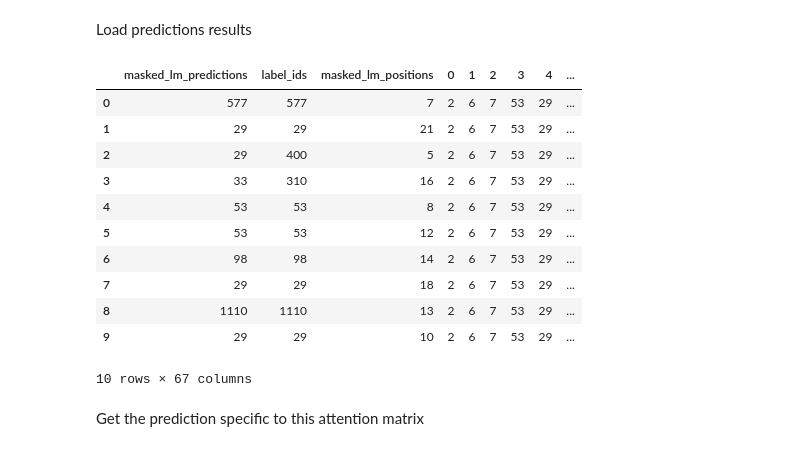
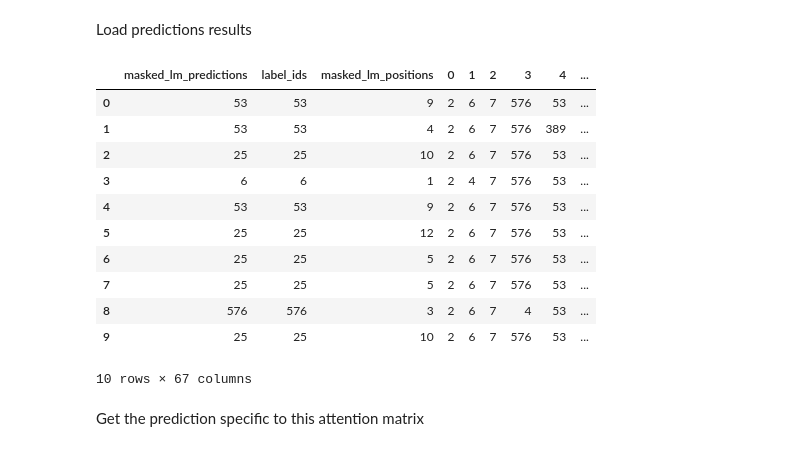
Before and after one commit to dtsbourg/BiFocalE, a Jupyter notebook: notebook/Inspect Attention.ipynb, the cells around one changed output. Drawn from its saved outputs; the diff is of its cells as text; code cells hidden in the pictures.

```diff
--- a/notebook/Inspect Attention.ipynb
+++ b/notebook/Inspect Attention.ipynb
@@ -18,20 +18,20 @@ vocab = pd.read_csv('../cls_magret/vocab-code.txt', header=None)
 # %% [markdown]
 Load predictions results
 # %%
-results_df = pd.read_csv('../cls_magret/pretraining_output/eval_results_masked_lm.txt')
+results_df = pd.read_csv('../funcname_magret/pretraining_output/eval_results_masked_lm.txt')
 results_df.head(10)
 # %% [output]
 |  | masked_lm_predictions | label_ids | masked_lm_positions | 0 | 1 | 2 | 3 | 4 | ... |
-| 0 | 577 | 577 | 7 | 2 | 6 | 7 | 53 | 29 | ... |
-| 1 | 29 | 29 | 21 | 2 | 6 | 7 | 53 | 29 | ... |
-| 2 | 29 | 400 | 5 | 2 | 6 | 7 | 53 | 29 | ... |
-| 3 | 33 | 310 | 16 | 2 | 6 | 7 | 53 | 29 | ... |
-| 4 | 53 | 53 | 8 | 2 | 6 | 7 | 53 | 29 | ... |
-| 5 | 53 | 53 | 12 | 2 | 6 | 7 | 53 | 29 | ... |
-| 6 | 98 | 98 | 14 | 2 | 6 | 7 | 53 | 29 | ... |
-| 7 | 29 | 29 | 18 | 2 | 6 | 7 | 53 | 29 | ... |
-| 8 | 1110 | 1110 | 13 | 2 | 6 | 7 | 53 | 29 | ... |
-| 9 | 29 | 29 | 10 | 2 | 6 | 7 | 53 | 29 | ... |
+| 0 | 53 | 53 | 9 | 2 | 6 | 7 | 576 | 53 | ... |
+| 1 | 53 | 53 | 4 | 2 | 6 | 7 | 576 | 389 | ... |
+| 2 | 25 | 25 | 10 | 2 | 6 | 7 | 576 | 53 | ... |
+| 3 | 6 | 6 | 1 | 2 | 4 | 7 | 576 | 53 | ... |
+| 4 | 53 | 53 | 9 | 2 | 6 | 7 | 576 | 53 | ... |
+| 5 | 25 | 25 | 12 | 2 | 6 | 7 | 576 | 53 | ... |
+| 6 | 25 | 25 | 5 | 2 | 6 | 7 | 576 | 53 | ... |
+| 7 | 25 | 25 | 5 | 2 | 6 | 7 | 576 | 53 | ... |
+| 8 | 576 | 576 | 3 | 2 | 6 | 7 | 4 | 53 | ... |
+| 9 | 25 | 25 | 10 | 2 | 6 | 7 | 576 | 53 | ... |
 10 rows × 67 columns
 # %% [markdown]
 Get the prediction specific to this attention matrix
```
Also changed, not shown: parts of 11 cells of this notebook.
